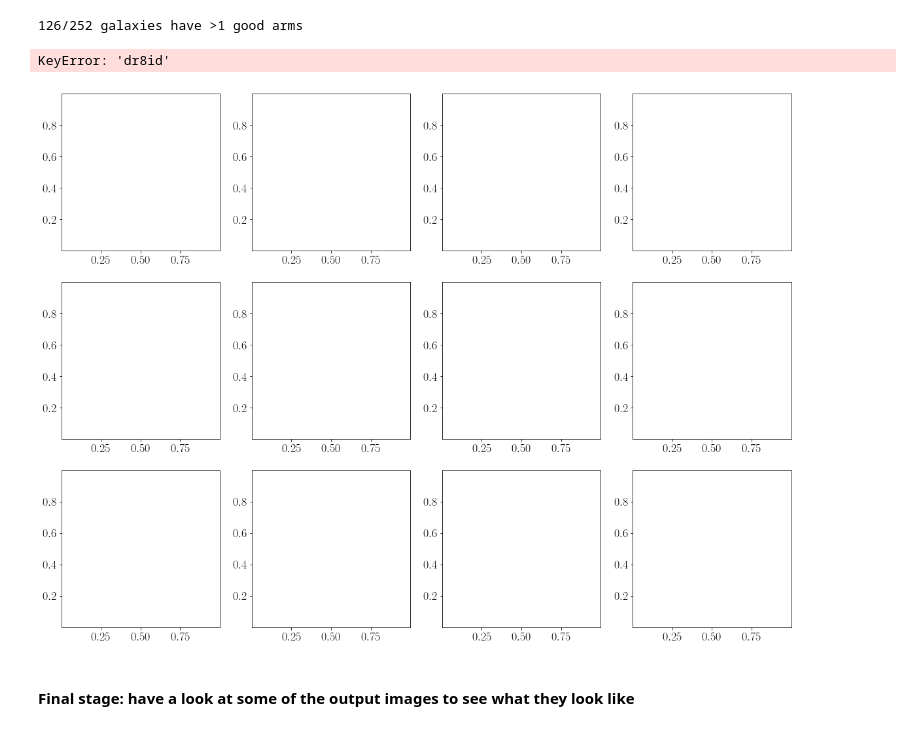
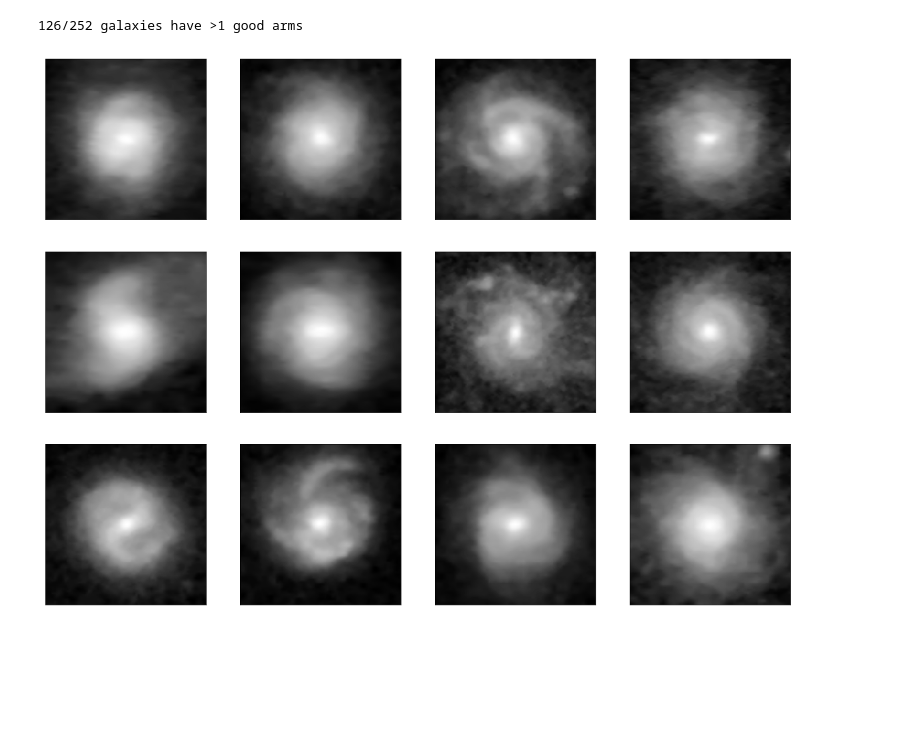
Before and after one commit to RossHart/sparcfire, a Jupyter notebook: panoptes_project/spiral_spotter_runthrough.ipynb, the cells around one changed output. Drawn from its saved outputs; the diff is of its cells as text; code cells hidden in the pictures; blank space fills up the shorter version.

Commit message:
More work on the panoptes data

```diff
--- a/panoptes_project/spiral_spotter_runthrough.ipynb
+++ b/panoptes_project/spiral_spotter_runthrough.ipynb
@@ -116,13 +116,16 @@ def match_arc_scores(arc_table,galaxy_table,
 arc_table = match_arc_scores(arc_table_spotted,spotter_data)
 # %%
 def arc_histogram(ax,data,bins,variable_column,feature_column,
-                  p_threshold=0.5,label='good',xlabel='$L$',color='r',
-                  reference=True):
-    good_rows = data[feature_column] >= p_threshold
-    bad_rows = data[feature_column] < p_threshold
-    good_label = '$p_\mathrm{{{}}}>{} \, (N_\mathrm{{arcs}}={})$'.format(label,p_threshold,
+                  p=0.5,p_type='threshold',label='good',xlabel='$L$',
+                  color='r',reference=True):
+    if p_type is 'threshold':
+        good_rows = data[feature_column] >= p
+    else:
+        good_rows = data[feature_column] == p
+    bad_rows = good_rows == False
+    good_label = '$p_\mathrm{{{}}}>{} \, (N_\mathrm{{arcs}}={})$'.format(label,p,
                                                            good_rows.sum())
-    bad_label = '$p_\mathrm{{{}}}\leq{} \, (N_\mathrm{{arcs}}={})$'.format(label,p_threshold,
+    bad_label = '$p_\mathrm{{{}}}\leq{} \, (N_\mathrm{{arcs}}={})$'.format(label,p,
                                                              bad_rows.sum())
     if reference is True:
         _ = ax.hist(data[variable_column][bad_rows],bins,normed=True,
@@ -179,6 +182,7 @@ for a, arc_param in enumerate(arc_params):
 
 fig.tight_layout()
 #_ = ax.legend(bbox_to_anchor=(1.8,0.5),loc='center')
+#_ = axarr[-1].legend()
 # %% [output]
 [figure]
 # %% [markdown]
@@ -446,28 +449,34 @@ for id_ in best_ids:
 spotter_gz2_array = np.array([best_ids,m_list,w_list]).T
 spotter_gz2_table = Table(spotter_gz2_array,names=('id','m','w'),
                           dtype=('int64','int','int'))
+# %%
+# Load the paramiko client i.o.t. get images
+client = ParamikoClient()
 # %%
+def colors_lookup(model_labels):
+    colors_dictionary = {1:'limegreen',2:'b',3:'orange',4:'r'}
+    colors_ = []
+    for ml in model_labels:
+        color_lookup = colors_dictionary[ml]
+        colors_.append(color_lookup)
+    return colors_
+
 np.random.seed(0)
 N_sample_galaxies = 3
 plot_id_array = np.empty((N_sample_galaxies,4),dtype=np.int64)
 for m in range(4):
     in_m = spotter_gz2_table['m'] == m+2
     m_ids = spotter_gz2_table['id'][in_m]
     random_ids = np.random.choice(m_ids,N_sample_galaxies,
                                   replace=False)
     plot_id_array[:,m] = random_ids
 plot_ids = plot_id_array.ravel()
 
 fig, axarr = plt.subplots(3,4,figsize=(20,15))
 axarr = axarr.ravel()
 
 for id_, ax in zip(plot_ids,axarr):
-    #arcstats = ArcData(id_)
-    arc_classes = arc_table_spotted[arc_table_spotted['dr8id'] == id_]
-    print(len(arc_classes))
-    #arc_data = arcstats.arc_parameters(sparcfire_r,sparcfire_r)
+    arcplot = ArcData(id_)
+    arcplot.display_image(ax,client=client)
 # %% [output]
-KeyError: 'dr8id'
-[figure, old version]
+[figure, new version]
-# %% [markdown]
-#### Final stage: have a look at some of the output images to see what they look like
```
Also changed, not shown: parts of 9 cells of this notebook.
